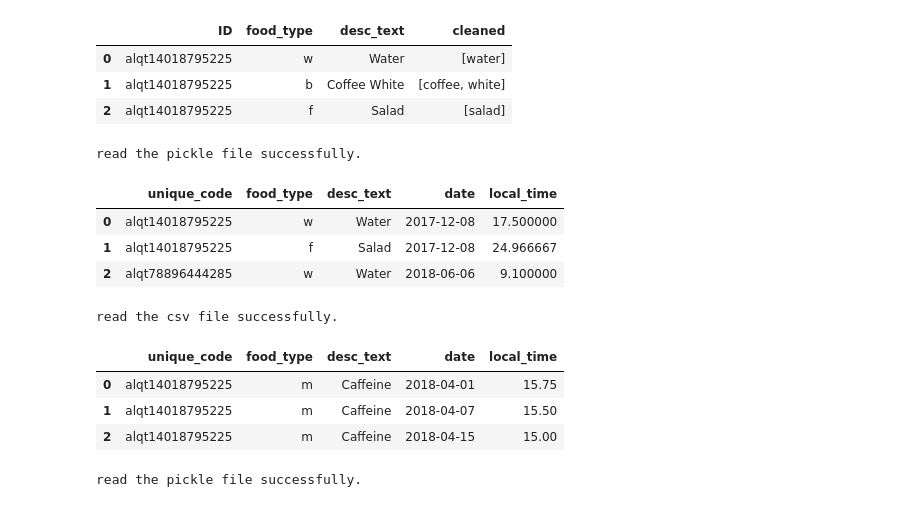
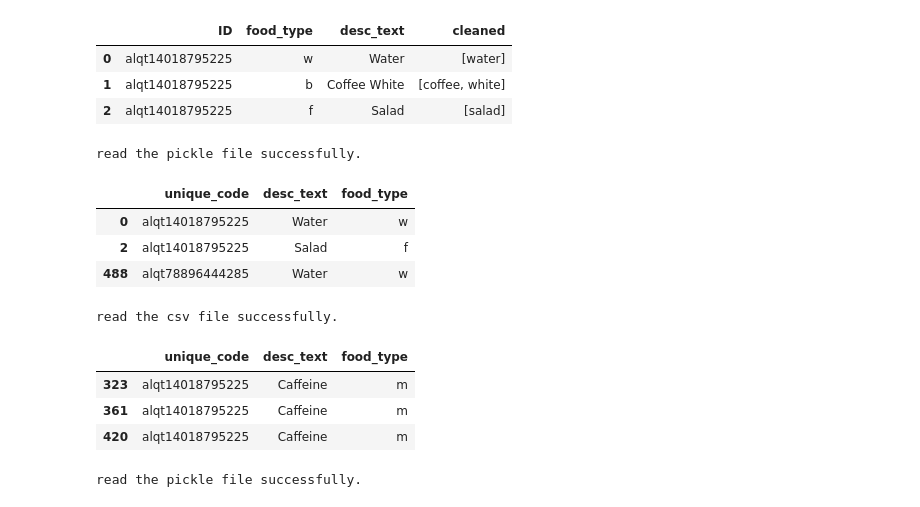
Before and after one commit to tktran11/treets, a Jupyter notebook: 00_core.ipynb, the cells around one changed output. Cells and saved outputs as stored; diff of their text form; code cells hidden in the pictures.

```diff
--- a/00_core.ipynb
+++ b/00_core.ipynb
@@ -294,7 +294,7 @@ def load_public_data(in_path):
 
     # Handle the time - Time in floating point format
 
-    public_all['local_time'] = find_local_time(public_all, 'original_logtime_notz', 4)
+    public_all['local_time'] = find_float_time(public_all, 'original_logtime_notz', 4)
 
     # Handle the time - Time in Datetime object format
     public_all['time'] = pd.DatetimeIndex(public_all.original_logtime_notz).time
@@ -439,16 +439,16 @@ read the pickle file successfully.
 | 2 | 1340219 | 2361039 | alqt14018795225 | 150 | Wine White | b | 2018-03-02 04:45:00+00:00 | ... |
 # %%
 #export
-def get_adherent_column(in_path):
+def in_good_logging_day(in_path, min_log_num = 2, min_seperation = 4):
     """
     Description:\n
-        A logging is true if the there are more than 2 loggings in one day w/ more than 4hrs apart from the earliest logging and the latest logging and False otherwise.\n
+        A logging's in a good logging day if the there are more than 2 loggings in one day w/ more than 4hrs apart from the earliest logging and the latest logging and False otherwise.\n
 
     Input:\n
         - in_path : input path, file in pickle, csv or pandas dataframe format.\n
 
     Return:\n
-        - A dataframe with a boolean column called adherence. Details on the criteria is in the description.\n
+        - A boolean numpy array indicating whether the corresponding row is in a good logging day. Details on the criteria is in the description.\n
 
     Requirements:\n
         in_path file must have the following columns:\n
@@ -458,7 +458,7 @@ def get_adherent_column(in_path):
 
     """
     def adherent(s):
-        if len(s.values) >= 2 and (max(s.values) - min(s.values)) >= 4:
+        if len(s.values) >= min_log_num and (max(s.values) - min(s.values)) >= min_seperation:
             return True
         else:
             return False
@@ -466,12 +466,13 @@ def get_adherent_column(in_path):
     df = universal_key(in_path)
 
     adherent_dict = dict(df.groupby(['unique_code', 'date'])['local_time'].agg(adherent))
-    df['adherence'] = df.apply(lambda x: adherent_dict[(x.unique_code, x.date)], axis = 1)
 
-    return df
+
+    return df.apply(lambda x: adherent_dict[(x.unique_code, x.date)], axis = 1)
 # %%
 df = load_public_data('data/test_food_details.csv')
-get_adherent_column(df).head(2)
+df['in_good_logging_day'] = in_good_logging_day(df)
+df.head(2)
 # %% [output]
 read the csv file successfully.
 |  | Unnamed: 0 | ID | unique_code | research_info_id | desc_text | food_type | original_logtime | ... |
@@ -611,34 +612,34 @@ def get_certain_types(in_path, food_type):
     df = universal_key(in_path)
 
     if len(food_type) == 0:
-        return df[['unique_code','food_type', 'desc_text', 'date', 'local_time']]
+        return df
 
     if len(food_type) == 1:
         if food_type[0] not in ['w', 'b', 'f', 'm']:
             raise Exception("not a valid logging type")
-        filtered = df[df['food_type']==food_type[0]][['unique_code','food_type', 'desc_text', 'date', 'local_time']].reset_index(drop = True)
+        filtered = df[df['food_type']==food_type[0]]
     else:
-        filtered = df[df['food_type'].isin(food_type)][['unique_code','food_type', 'desc_text', 'date', 'local_time']].reset_index(drop = True)
+        filtered = df[df['food_type'].isin(food_type)]
 
 
     return filtered
 # %%
-get_certain_types('data/output/public_basline_usable_expanded.pickle',['w', 'f']).head(3)
+get_certain_types('data/output/public_basline_usable_expanded.pickle',['w', 'f'])[['unique_code','desc_text','food_type']].head(3)
 # %% [output]
 read the pickle file successfully.
-|  | unique_code | food_type | desc_text | date | local_time |
-| 0 | alqt14018795225 | w | Water | 2017-12-08 | 17.500000 |
-| 1 | alqt14018795225 | f | Salad | 2017-12-08 | 24.966667 |
-| 2 | alqt78896444285 | w | Water | 2018-06-06 | 9.100000 |
+|  | unique_code | desc_text | food_type |
+| 0 | alqt14018795225 | Water | w |
+| 2 | alqt14018795225 | Salad | f |
+| 488 | alqt78896444285 | Water | w |
 # %%
 df = load_public_data('data/test_food_details.csv')
-get_certain_types(df, ['m']).head(3)
+get_certain_types(df, ['m'])[['unique_code','desc_text','food_type']].head(3)
 # %% [output]
 read the csv file successfully.
-|  | unique_code | food_type | desc_text | date | local_time |
-| 0 | alqt14018795225 | m | Caffeine | 2018-04-01 | 15.75 |
-| 1 | alqt14018795225 | m | Caffeine | 2018-04-07 | 15.50 |
-| 2 | alqt14018795225 | m | Caffeine | 2018-04-15 | 15.00 |
+|  | unique_code | desc_text | food_type |
+| 323 | alqt14018795225 | Caffeine | m |
+| 361 | alqt14018795225 | Caffeine | m |
+| 420 | alqt14018795225 | Caffeine | m |
 # %%
 # export
 def breakfast_analysis_summary(in_path):
```
Also changed, not shown: parts of 9 cells of this notebook, 6 other files.
